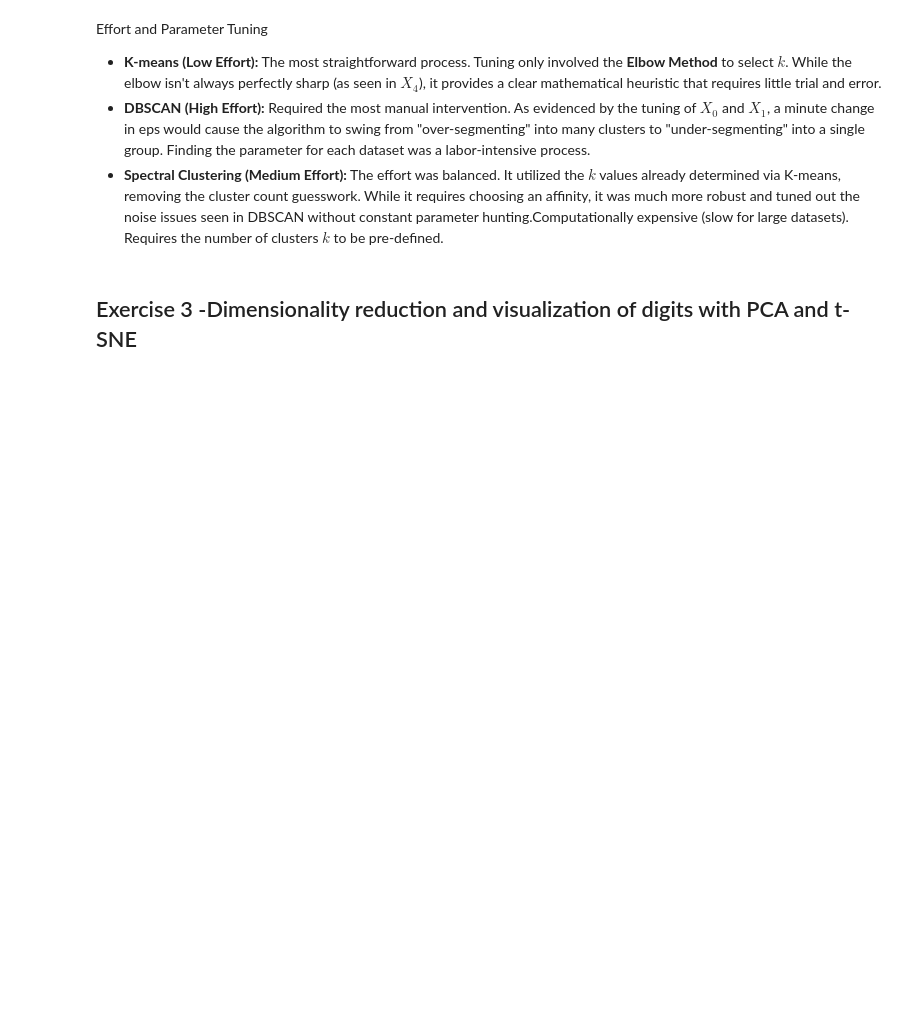
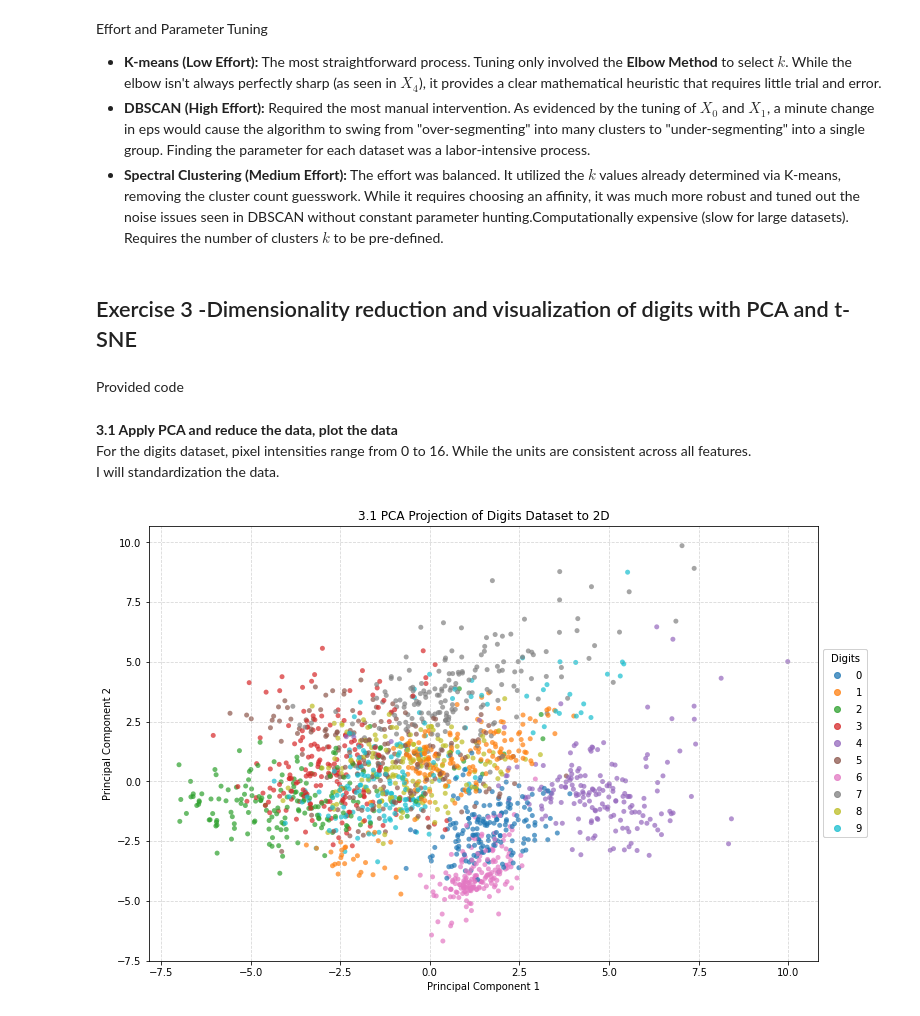
Before and after one commit to edwall201/Machine-Learning-26-Spring, a Jupyter notebook: assign5/assign5.ipynb, the cells around one changed output. Cells and saved outputs as stored; diff of their text form; code cells hidden in the pictures; blank space fills up the shorter version.

```diff
--- a/assign5/assign5.ipynb
+++ b/assign5/assign5.ipynb
@@ -591,3 +591,54 @@ Best vs. Worst Performance
     The effort was balanced. It utilized the $k$ values already determined via K-means, removing the cluster count guesswork. While it requires choosing an affinity, it was much more robust and tuned out the noise issues seen in DBSCAN without constant parameter hunting.Computationally expensive (slow for large datasets). Requires the number of clusters $k$ to be pre-defined.
 # %% [markdown]
 ## Exercise 3 -Dimensionality reduction and visualization of digits with PCA and t-SNE
+# %% [markdown]
+Provided code
+# %%
+################################
+# Load the data
+################################
+from sklearn import datasets
+from sklearn.decomposition import PCA
+from sklearn.manifold import TSNE
+
+# load dataset
+digits = datasets.load_digits()
+n_sample = digits.target.shape[0]
+n_feature = digits.images.shape[1] * digits.images.shape[2]
+X_digits = np.zeros((n_sample, n_feature))
+for i in range(n_sample):
+    X_digits[i, :] = digits.images[i, :, :].flatten()
+y_digits = digits.target
+# %% [markdown]
+**3.1 Apply PCA and reduce the data, plot the data**
+For the digits dataset, pixel intensities range from 0 to 16. While the units are consistent across all features.
+I will standardization the data.
+# %%
+import numpy as np
+import matplotlib.pyplot as plt
+from sklearn.preprocessing import StandardScaler
+from sklearn.decomposition import PCA
+
+# 1. Preprocessing: Standardize the data
+scaler = StandardScaler()
+X_scaled = scaler.fit_transform(X_digits)
+
+# 2.  Reduce from 64 dimensions to 2
+pca = PCA(n_components=2)
+X_pca = pca.fit_transform(X_scaled)
+
+# 3. Visualization
+plt.figure(figsize=(12, 8))
+scatter = plt.scatter(X_pca[:, 0], X_pca[:, 1], c=y_digits,  cmap='tab10', alpha=0.7, s=25, edgecolor='none')
+
+# Add Legend
+legend1 = plt.legend(*scatter.legend_elements(), title="Digits", loc="center left", bbox_to_anchor=(1, 0.5))
+plt.gca().add_artist(legend1)
+
+plt.xlabel('Principal Component 1')
+plt.ylabel('Principal Component 2')
+plt.title('3.1 PCA Projection of Digits Dataset to 2D')
+plt.grid(True, linestyle='--', alpha=0.5)
+plt.show()
+# %% [output]
+[figure, added]
```
Also changed, not shown: parts of 4 cells of this notebook.
